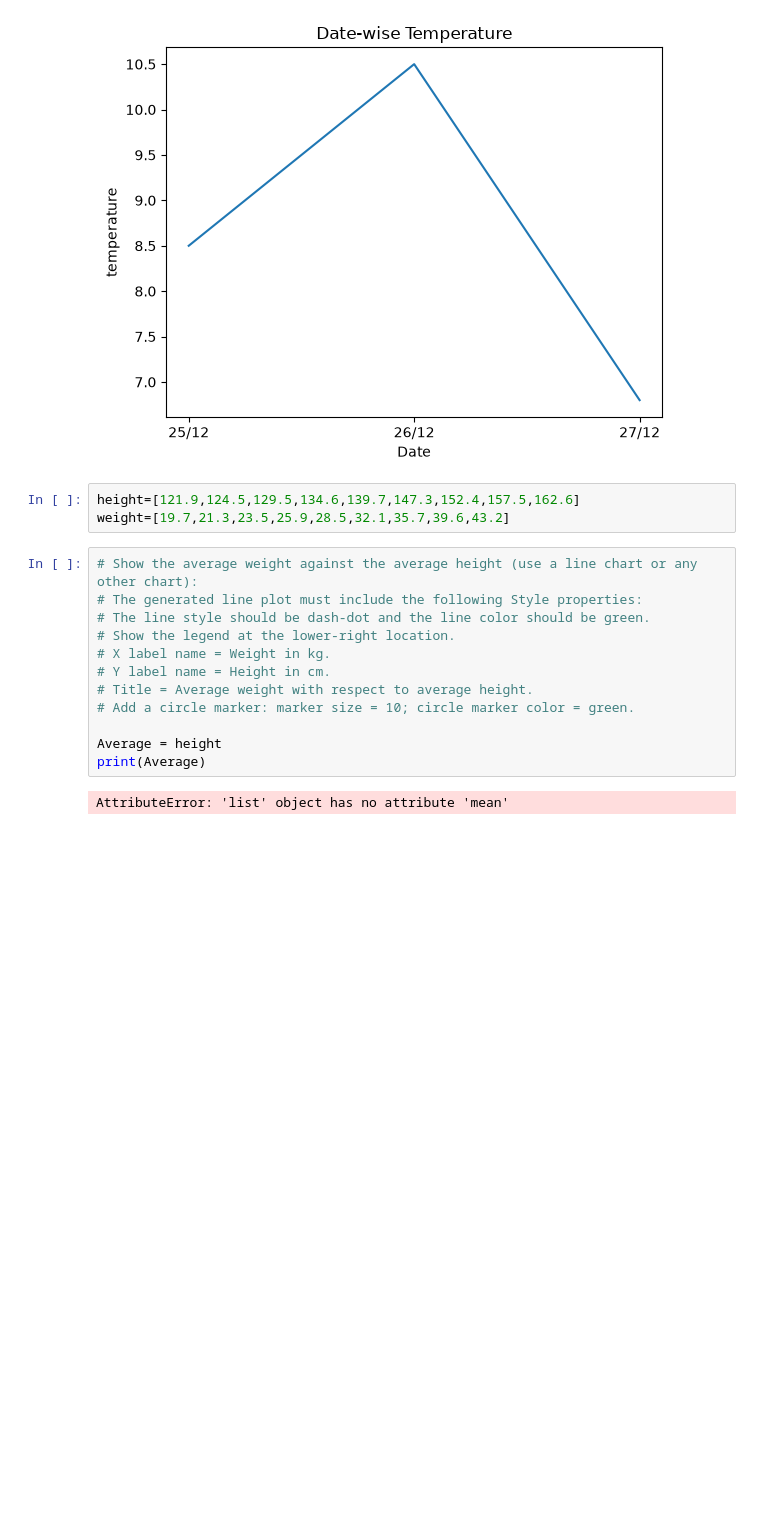
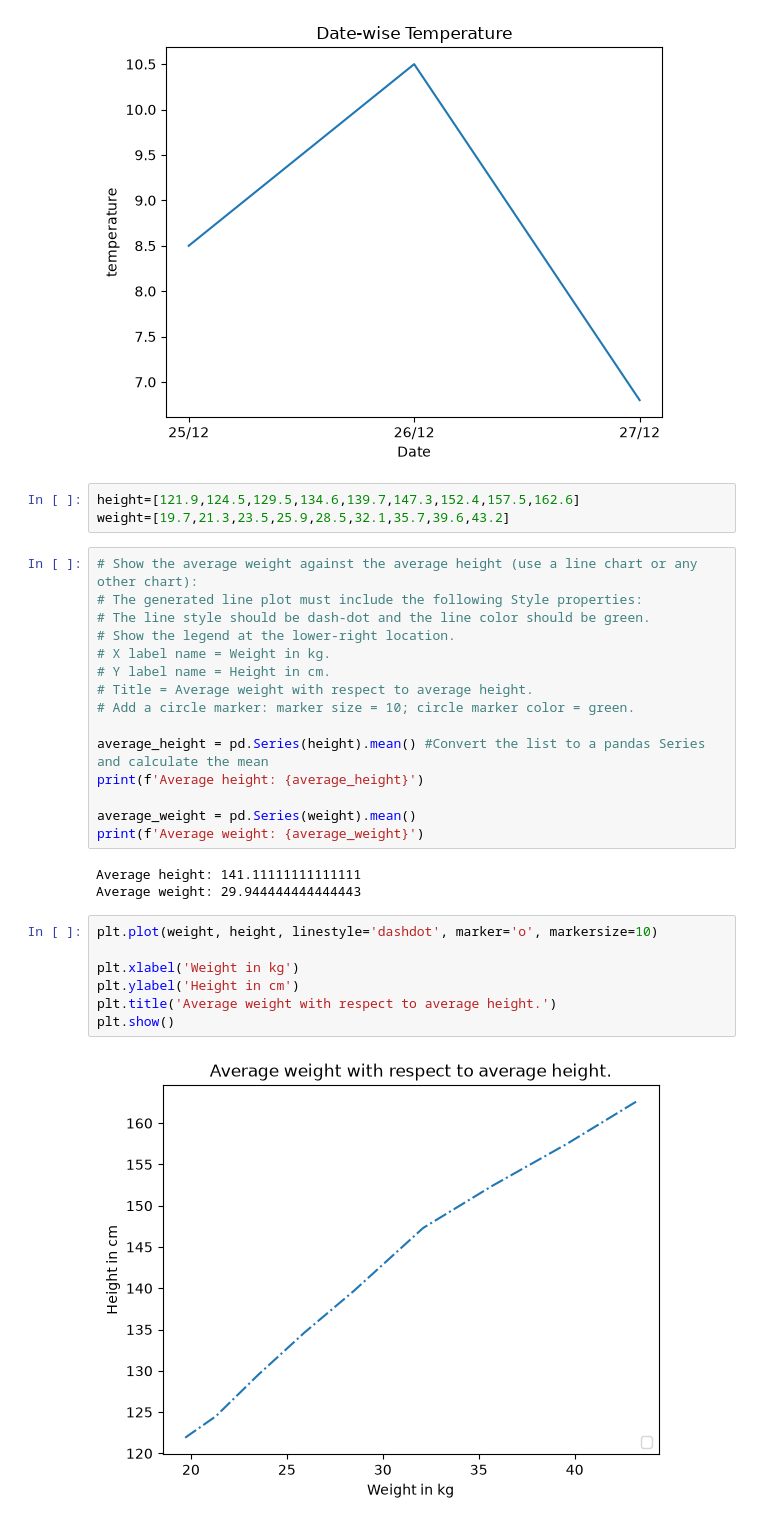
Before and after one commit to BelindaGyeduaa/SBA_386, a Jupyter notebook: lab.ipynb, the cells around one changed output. Drawn from its saved outputs; the diff is of its cells as text; blank space fills up the shorter version.

```diff
--- a/lab.ipynb
+++ b/lab.ipynb
@@ -257,7 +257,20 @@ weight=[19.7,21.3,23.5,25.9,28.5,32.1,35.7,39.6,43.2]
 # Title = Average weight with respect to average height.
 # Add a circle marker: marker size = 10; circle marker color = green.
 
-Average = height
-print(Average)
+average_height = pd.Series(height).mean() #Convert the list to a pandas Series and calculate the mean
+print(f'Average height: {average_height}')
+
+average_weight = pd.Series(weight).mean()
+print(f'Average weight: {average_weight}')
 # %% [output]
-AttributeError: 'list' object has no attribute 'mean'
+Average height: 141.11111111111111
+Average weight: 29.944444444444443
+# %%
+plt.plot(weight, height, linestyle='dashdot', marker='o', markersize=10)
+
+plt.xlabel('Weight in kg')
+plt.ylabel('Height in cm')
+plt.title('Average weight with respect to average height.')
+plt.show()
+# %% [output]
+[figure, added]
```
